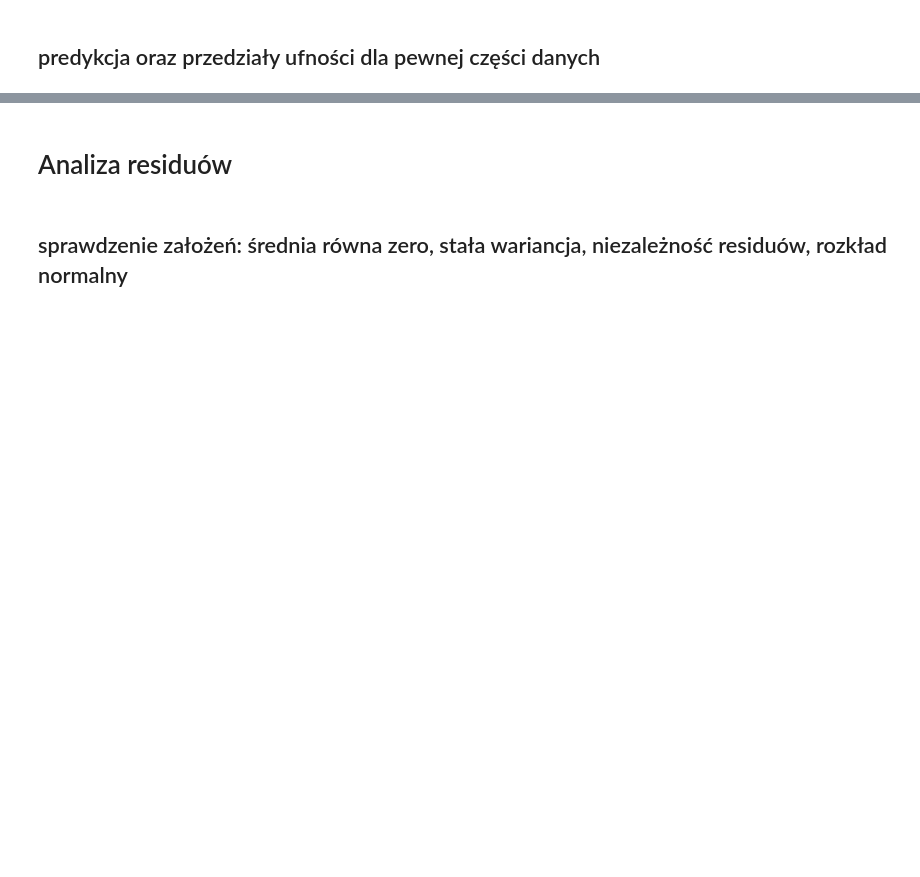
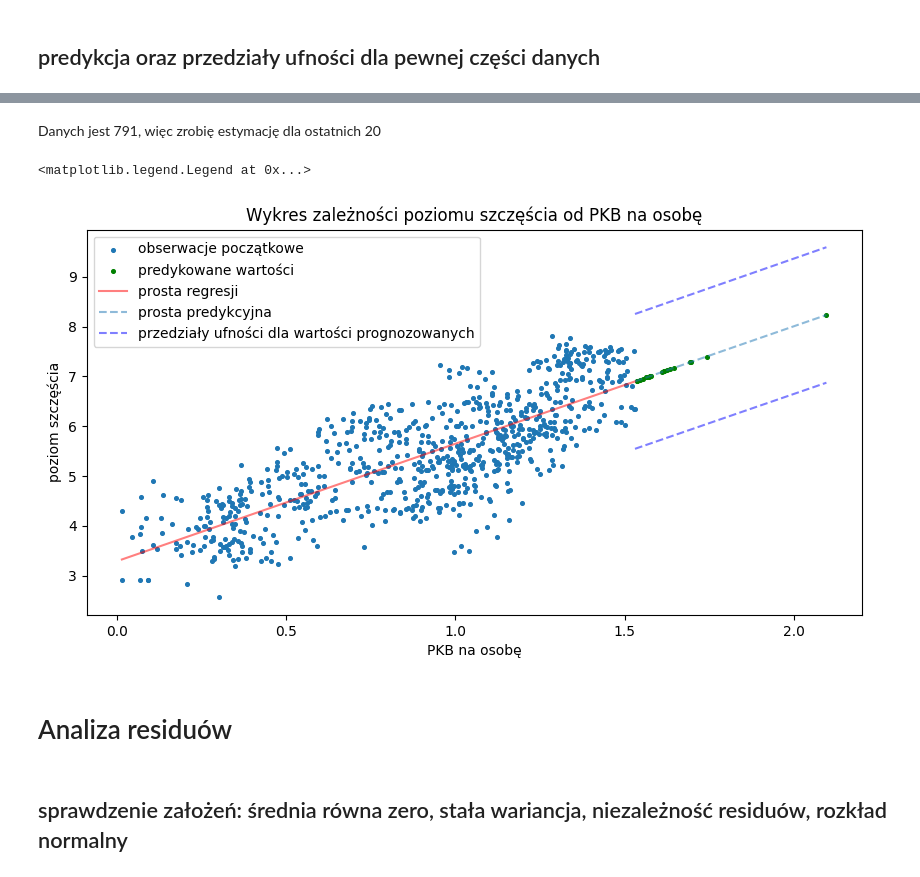
Before and after one commit to zlekoty/komputerowa_analiza_szereg-w_czasowych, a Jupyter notebook: kaszczRaport1.ipynb, the cells around one changed output, grey strips where cells are left out. Saved outputs shown, nothing was run; the diff lists cells and outputs as text; code cells hidden in the pictures; blank space fills up the shorter version.

Commit message:
analiza zależności cz.1

```diff
--- a/kaszczRaport1.ipynb
+++ b/kaszczRaport1.ipynb
@@ -318,3 +315,50 @@ print(R2)
+# %%
+dfs = df.sort_values("gdp_per_capita")
+happiness_s = dfs["happines_score"]
+gdp_s = dfs["gdp_per_capita"]
+# %% [markdown]
+Danych jest 791, więc zrobię estymację dla ostatnich 20
+# %%
+n_pred = 20
+
+x_pocz = np.array(gdp_s)[:-n_pred]
+y_pocz = np.array(happiness_s)[:-n_pred]
+b1_pocz, b0_pocz = mnk(x_pocz, y_pocz)
+y_pocz_est = [b1_pocz*i + b0_pocz for i in x_pocz]
+n_pocz = len(x_pocz)
+x_pocz_avg = np.mean(x_pocz)
+
+x_pred = np.array(gdp_s)[-n_pred:]
+y_pred_teo = np.array(happiness_s)[-n_pred:]
+y_pred_est = [b1_pocz*i + b0_pocz for i in x_pred]
+# %%
+x1 = np.linspace(x_pocz[0], x_pocz[-1], 1000)
+y_est1 = [b1_pocz*i + b0_pocz for i in x1]
+x2 = np.linspace(x_pocz[-1], x_pred[-1], 100)
+y_est2 = [b1_pocz*i + b0_pocz for i in x2]
+# %%
+a = 0.05
+S = np.sqrt(sum([(y_pocz[i]-y_pocz_est[i])**2 for i in range(n_pocz)])/(n_pocz-2))
+t = scipy.stats.t.ppf(1 - a / 2, df=n_pocz - 2)
+suma = sum([(i - x_pocz_avg)**2 for i in x_pocz])
+Cy0 = [t*S*np.sqrt(1 + 1/n_pocz + (i-x_pocz_avg)**2/suma) for i in x2]
+y_pred_min = [b1_pocz*x2[i] + b0_pocz - Cy0[i] for i in range(100)]
+y_pred_max = [b1_pocz*x2[i] + b0_pocz + Cy0[i] for i in range(100)]
+# %%
+plt.figure(figsize = (10,5))
+plt.scatter(x_pocz,y_pocz,s=7, label="obserwacje początkowe")
+plt.scatter(x_pred, y_pred_est, s=7, color="g", label="predykowane wartości")
+plt.xlabel("PKB na osobę")
+plt.ylabel("poziom szczęścia")
+plt.title("Wykres zależności poziomu szczęścia od PKB na osobę")
+plt.plot(x1,y_est1, color="r", alpha=0.5, label="prosta regresji")
+plt.plot(x2,y_est2, alpha=0.5, linestyle="dashed", label="prosta predykcyjna")
+plt.plot(x2, y_pred_min, alpha=0.5, linestyle="dashed", color="b", label="_")
+plt.plot(x2, y_pred_max, alpha=0.5, linestyle="dashed", color="b", label="przedziały ufności dla wartości prognozowanych")
+plt.legend(loc="upper left")
+# %% [output]
+<matplotlib.legend.Legend at 0x...>
+[figure, added]
 # %% [markdown]
 # Analiza residuów
 # %% [markdown]
```
Also changed, not shown: parts of 21 cells of this notebook, 14 other files.
